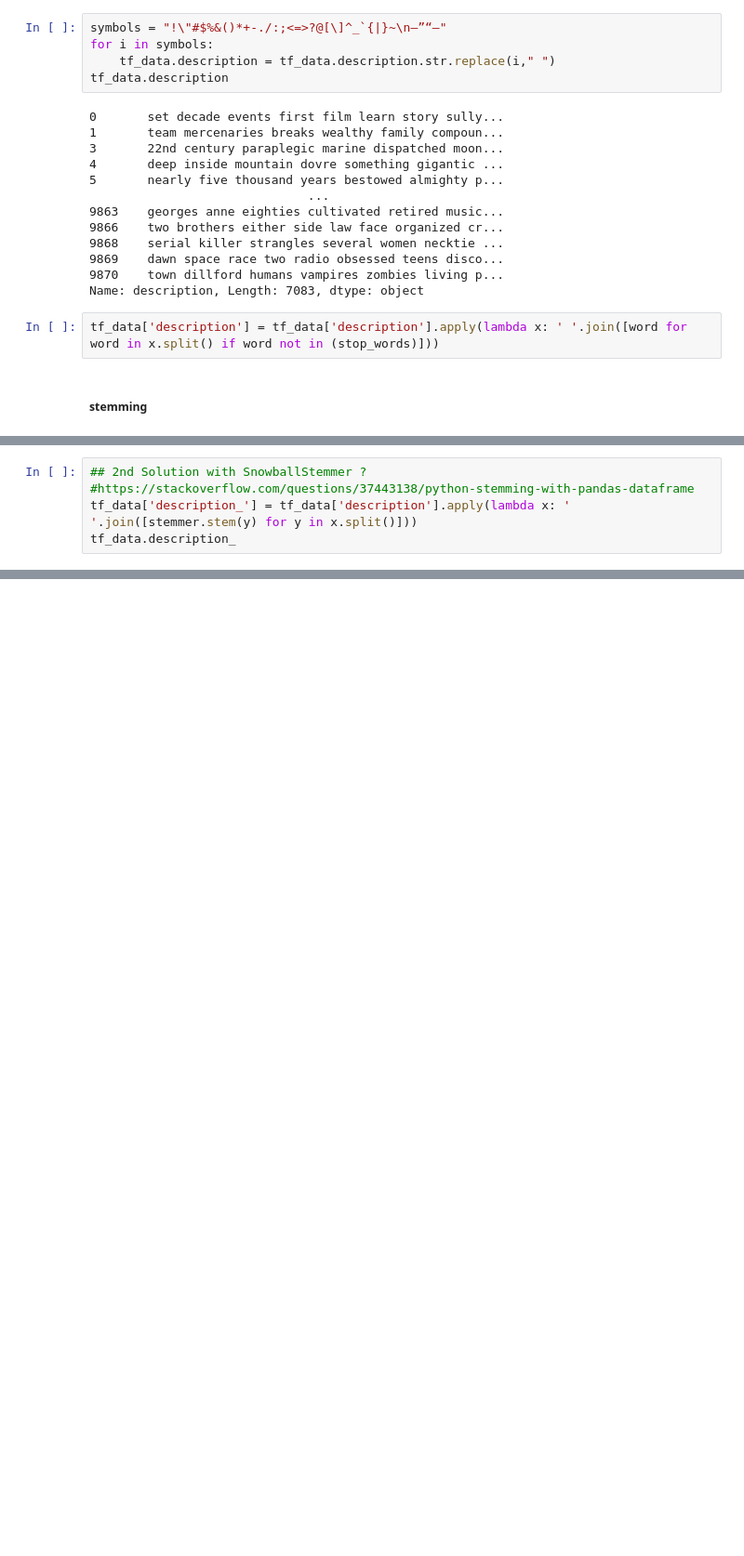
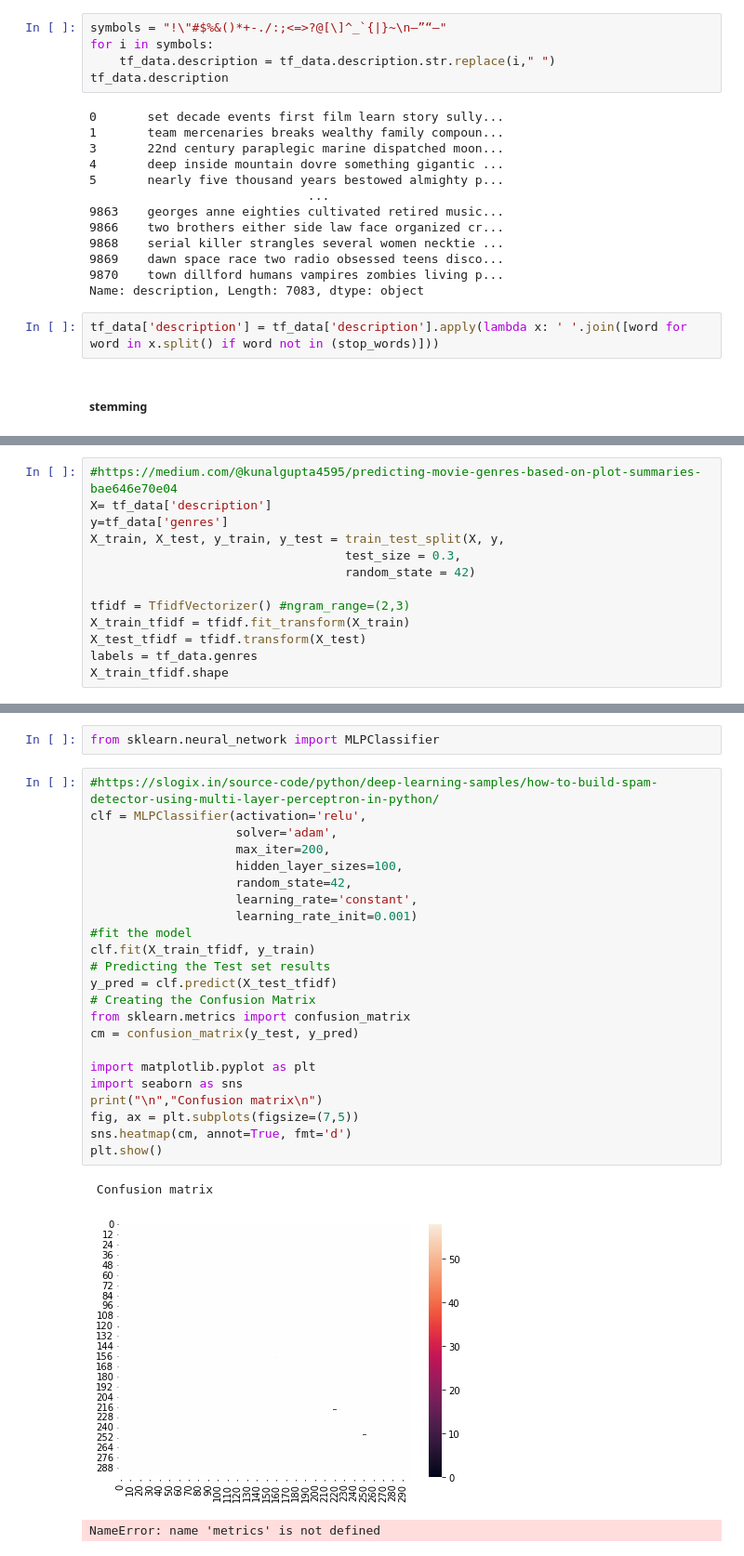
Before and after one commit to mnpoliti/movies, a Jupyter notebook: notebooks/api_data/1_TF-IDF_dataprepare.ipynb, the cells around one changed output, grey strips where cells are left out. Shown at 93% size. Cells and saved outputs as stored; diff of their text form; blank space fills up the shorter version.

```diff
--- a/notebooks/api_data/1_TF-IDF_dataprepare.ipynb
+++ b/notebooks/api_data/1_TF-IDF_dataprepare.ipynb
@@ -305,5 +323,0 @@ Name: description, Length: 7083, dtype: object
-# %%
-## 2nd Solution with SnowballStemmer ?
-#https://stackoverflow.com/questions/37443138/python-stemming-with-pandas-dataframe
-tf_data['description_'] = tf_data['description'].apply(lambda x: ' '.join([stemmer.stem(y) for y in x.split()]))
-tf_data.description_
@@ -346,0 +334,13 @@ Name: description_testtest, Length: 7083, dtype: object
+# %%
+#https://medium.com/@kunalgupta4595/predicting-movie-genres-based-on-plot-summaries-bae646e70e04
+X= tf_data['description']
+y=tf_data['genres']
+X_train, X_test, y_train, y_test = train_test_split(X, y,
+                                   test_size = 0.3,
+                                   random_state = 42)
+
+tfidf = TfidfVectorizer() #ngram_range=(2,3)
+X_train_tfidf = tfidf.fit_transform(X_train)
+X_test_tfidf = tfidf.transform(X_test)
+labels = tf_data.genres
+X_train_tfidf.shape
@@ -346,0 +370,29 @@ Name: description_testtest, Length: 7083, dtype: object
+# %%
+from sklearn.neural_network import MLPClassifier
+# %%
+#https://slogix.in/source-code/python/deep-learning-samples/how-to-build-spam-detector-using-multi-layer-perceptron-in-python/
+clf = MLPClassifier(activation='relu',
+                    solver='adam',
+                    max_iter=200,
+                    hidden_layer_sizes=100,
+                    random_state=42,
+                    learning_rate='constant',
+                    learning_rate_init=0.001)
+#fit the model
+clf.fit(X_train_tfidf, y_train)
+# Predicting the Test set results
+y_pred = clf.predict(X_test_tfidf)
+# Creating the Confusion Matrix
+from sklearn.metrics import confusion_matrix
+cm = confusion_matrix(y_test, y_pred)
+
+import matplotlib.pyplot as plt
+import seaborn as sns
+print("\n","Confusion matrix\n")
+fig, ax = plt.subplots(figsize=(7,5))
+sns.heatmap(cm, annot=True, fmt='d')
+plt.show()
+# %% [output]
+ Confusion matrix
+[figure, added]
+NameError: name 'metrics' is not defined
```
Also changed, not shown: parts of 17 cells of this notebook, 1 other file.
